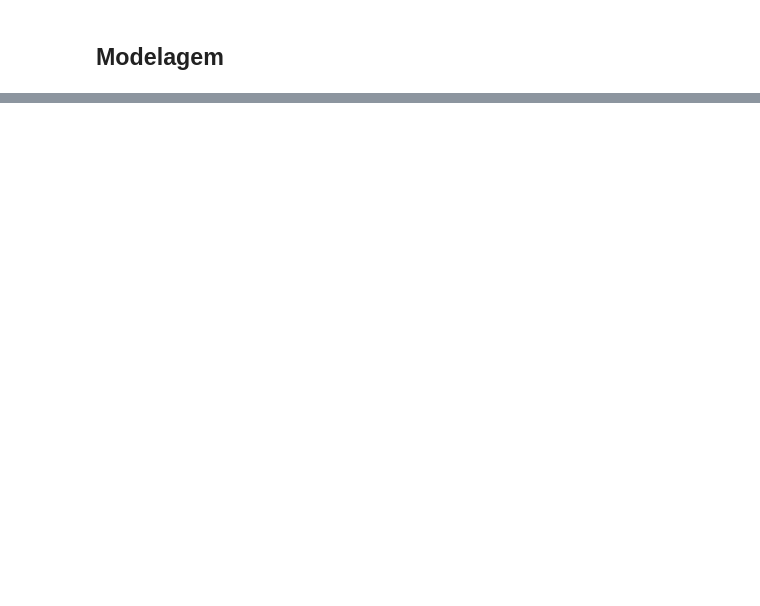
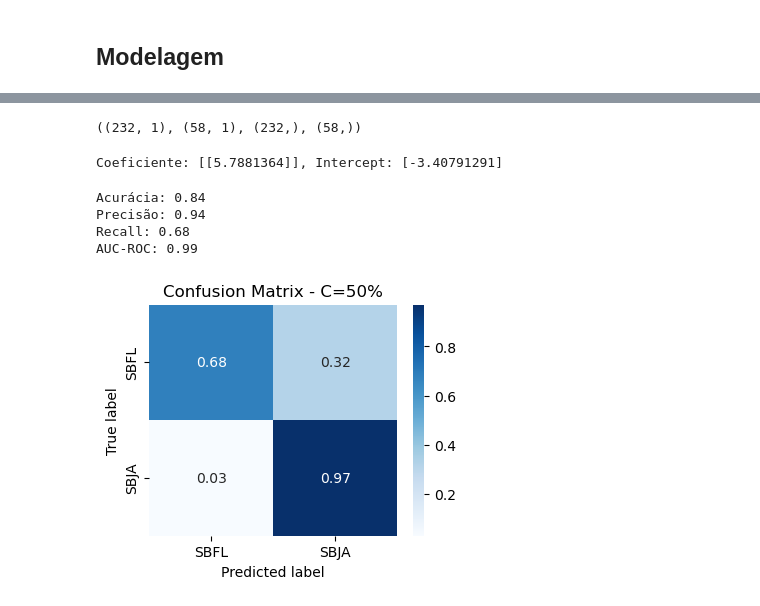
Before and after one commit to gcosta22/Competicao_Intramodal_SC, a Jupyter notebook: Modelo_intramodal.ipynb, the cells around one changed output, grey strips where cells are left out. Saved outputs shown, nothing was run; the diff lists cells and outputs as text; code cells hidden in the pictures; blank space fills up the shorter version.

Commit message:
Modelo Final

```diff
--- a/Modelo_intramodal.ipynb
+++ b/Modelo_intramodal.ipynb
@@ -650,0 +73,57 @@ files.download("/content/modelo_resultados_proj.xlsx")
+# %%
+df_novo = df_novo.reset_index()
+X = df_novo[["ATRATIVIDADE"]]
+y = df_novo["AERO_C"]
+weights = df_novo["quantidadeviagem"]
+# %%
+X_train, X_test, y_train, y_test, weights_train, _ = train_test_split(
+    X, y, weights, test_size=0.2, random_state=42
+)
+# %%
+X_train.shape, X_test.shape, y_train.shape, y_test.shape
+# %% [output]
+((232, 1), (58, 1), (232,), (58,))
+# %%
+model = LogisticRegression()
+model.fit(X_train, y_train)
+
+print(f"Coeficiente: {model.coef_}, Intercept: {model.intercept_}")
+# %% [output]
+Coeficiente: [[5.7881364]], Intercept: [-3.40791291]
+# %%
+y_pred = model.predict(X_test)
+y_prob = model.predict_proba(X_test)[:, 1]  # Probabilidades de ser classe 1
+
+# Métricas de avaliação
+print(f"Acurácia: {accuracy_score(y_test, y_pred):.2f}")
+print(f"Precisão: {precision_score(y_test, y_pred):.2f}")
+print(f"Recall: {recall_score(y_test, y_pred):.2f}")
+print(f"AUC-ROC: {roc_auc_score(y_test, y_prob):.2f}")
+# %% [output]
+Acurácia: 0.84
+Precisão: 0.94
+Recall: 0.68
+AUC-ROC: 0.99
+# %%
+def plot_confusion_matrix(cnf_matrix, classes, title, normalize=False):
+    if normalize:
+        cnf_matrix = cnf_matrix.astype('float') / cnf_matrix.sum(axis=1)[:, np.newaxis]
+        fmt = '.2f'
+    else:
+        fmt = 'd'
+
+    plt.figure(figsize=(4, 3))
+    sns.heatmap(cnf_matrix, annot=True, fmt=fmt, cmap='Blues',
+                xticklabels=classes, yticklabels=classes)
+    plt.title(title)
+    plt.ylabel('True label')
+    plt.xlabel('Predicted label')
+    plt.show()
+
+
+class_names = ['SBFL', 'SBJA']
+cnf_matrix = confusion_matrix(y_test, y_pred, labels=[1, 0])
+plot_confusion_matrix(cnf_matrix, classes=class_names,
+                     title='Confusion Matrix - C=50%', normalize=True)
+# %% [output]
+[figure, added]
```
Also changed, not shown: parts of 60 cells of this notebook.
